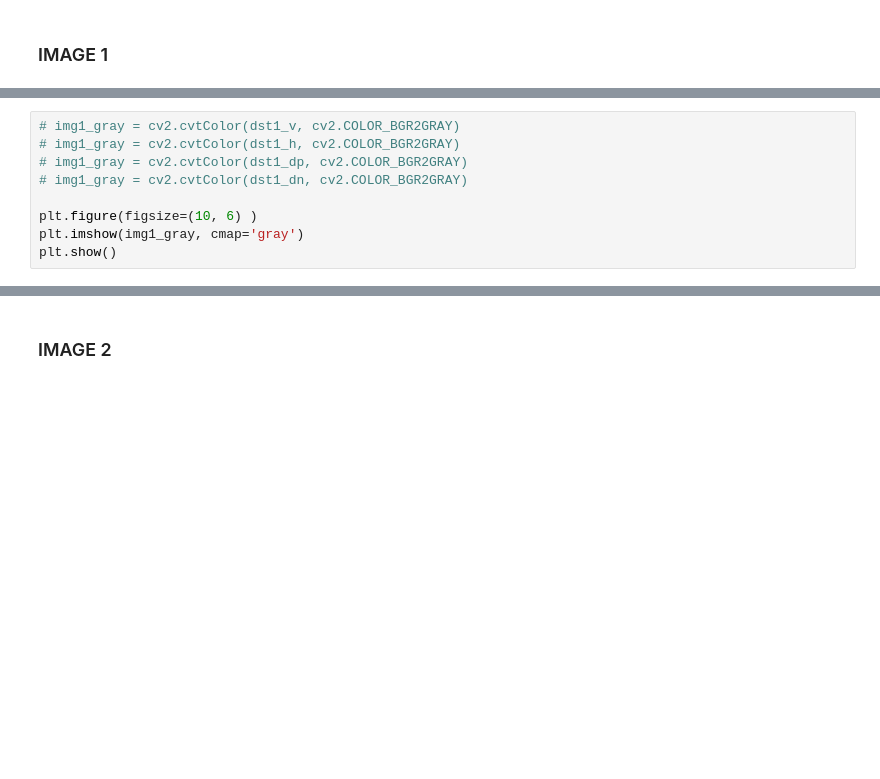
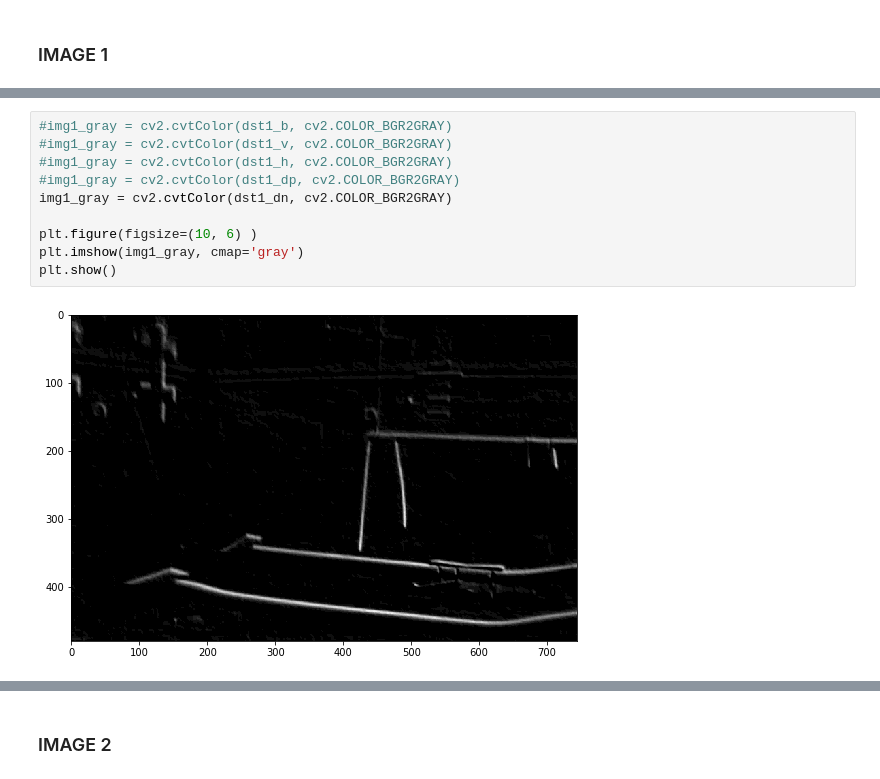
Before and after one commit to dannypadilla/image-preprocess-pipelines, a Jupyter notebook: jupyter/CONVOLUTIONAL_FILTERING.ipynb, the cells around one changed output, grey strips where cells are left out. Cells and saved outputs as stored; diff of their text form; blank space fills up the shorter version.

```diff
--- a/jupyter/CONVOLUTIONAL_FILTERING.ipynb
+++ b/jupyter/CONVOLUTIONAL_FILTERING.ipynb
@@ -262,9 +300,12 @@ negative diagonal convolution
 # %%
-# img1_gray = cv2.cvtColor(dst1_v, cv2.COLOR_BGR2GRAY)
-# img1_gray = cv2.cvtColor(dst1_h, cv2.COLOR_BGR2GRAY)
-# img1_gray = cv2.cvtColor(dst1_dp, cv2.COLOR_BGR2GRAY)
-# img1_gray = cv2.cvtColor(dst1_dn, cv2.COLOR_BGR2GRAY)
+#img1_gray = cv2.cvtColor(dst1_b, cv2.COLOR_BGR2GRAY)
+#img1_gray = cv2.cvtColor(dst1_v, cv2.COLOR_BGR2GRAY)
+#img1_gray = cv2.cvtColor(dst1_h, cv2.COLOR_BGR2GRAY)
+#img1_gray = cv2.cvtColor(dst1_dp, cv2.COLOR_BGR2GRAY)
+img1_gray = cv2.cvtColor(dst1_dn, cv2.COLOR_BGR2GRAY)
 
 plt.figure(figsize=(10, 6) )
 plt.imshow(img1_gray, cmap='gray')
 plt.show()
+# %% [output]
+[figure, added]
```
Also changed, not shown: parts of 22 cells of this notebook.
